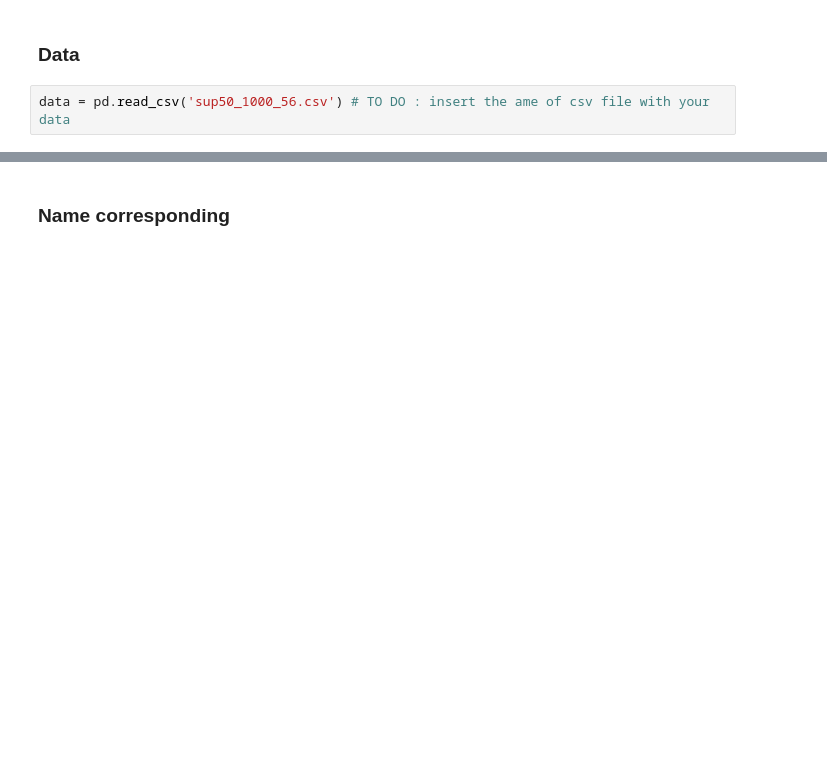
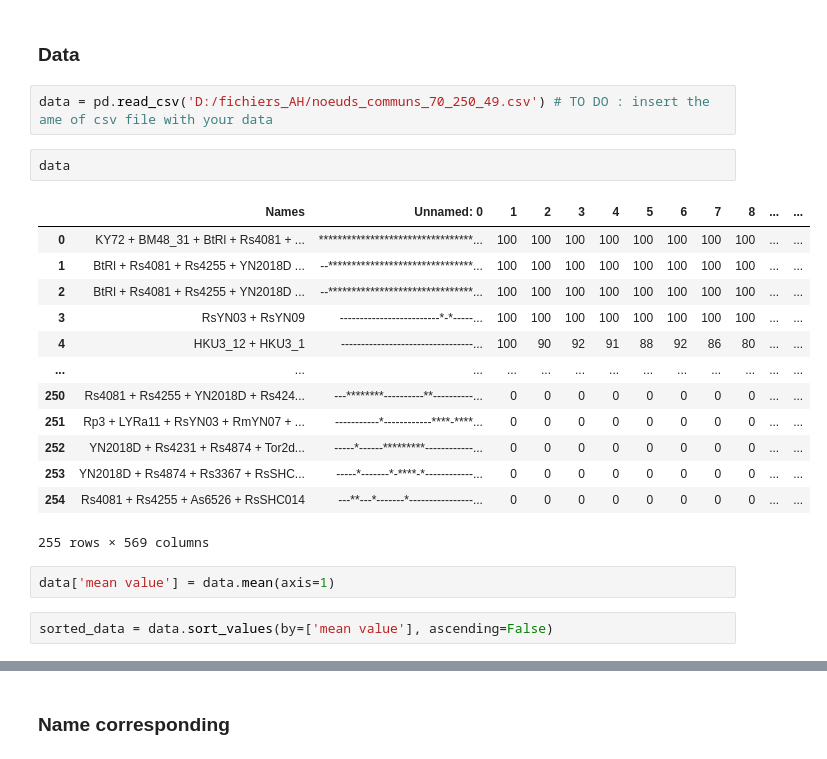
Before and after one commit to OpaleRambaud/GB_barcodes_project, a Jupyter notebook: BBC.ipynb, the cells around one changed output, grey strips where cells are left out. Cells and saved outputs as stored; diff of their text form; blank space fills up the shorter version.

```diff
--- a/BBC.ipynb
+++ b/BBC.ipynb
@@ -26,4 +46,24 @@ for i in range (1,27802, 50) : # TO DO : change the step for the lenght of your
 # %% [markdown]
 ### Data
 # %%
-data = pd.read_csv('sup50_1000_56.csv') # TO DO : insert the ame of csv file with your data
+data = pd.read_csv('D:/fichiers_AH/noeuds_communs_70_250_49.csv') # TO DO : insert the ame of csv file with your data
+# %%
+data
+# %% [output]
+|  | Names | Unnamed: 0 | 1 | 2 | 3 | 4 | 5 | 6 | 7 | 8 | ... | ... |
+| 0 | KY72 + BM48_31 + BtRl + Rs4081 + ... | *********************************... | 100 | 100 | 100 | 100 | 100 | 100 | 100 | 100 | ... | ... |
+| 1 | BtRl + Rs4081 + Rs4255 + YN2018D ... | --*******************************... | 100 | 100 | 100 | 100 | 100 | 100 | 100 | 100 | ... | ... |
+| 2 | BtRl + Rs4081 + Rs4255 + YN2018D ... | --*******************************... | 100 | 100 | 100 | 100 | 100 | 100 | 100 | 100 | ... | ... |
+| 3 | RsYN03 + RsYN09 | -------------------------*-*-----... | 100 | 100 | 100 | 100 | 100 | 100 | 100 | 100 | ... | ... |
+| 4 | HKU3_12 + HKU3_1 | ---------------------------------... | 100 | 90 | 92 | 91 | 88 | 92 | 86 | 80 | ... | ... |
+| ... | ... | ... | ... | ... | ... | ... | ... | ... | ... | ... | ... | ... |
+| 250 | Rs4081 + Rs4255 + YN2018D + Rs424... | ---********----------**----------... | 0 | 0 | 0 | 0 | 0 | 0 | 0 | 0 | ... | ... |
+| 251 | Rp3 + LYRa11 + RsYN03 + RmYN07 + ... | -----------*------------****-****... | 0 | 0 | 0 | 0 | 0 | 0 | 0 | 0 | ... | ... |
+| 252 | YN2018D + Rs4231 + Rs4874 + Tor2d... | -----*------*********------------... | 0 | 0 | 0 | 0 | 0 | 0 | 0 | 0 | ... | ... |
+| 253 | YN2018D + Rs4874 + Rs3367 + RsSHC... | -----*-------*-****-*------------... | 0 | 0 | 0 | 0 | 0 | 0 | 0 | 0 | ... | ... |
+| 254 | Rs4081 + Rs4255 + As6526 + RsSHC014 | ---**---*-------*----------------... | 0 | 0 | 0 | 0 | 0 | 0 | 0 | 0 | ... | ... |
+255 rows × 569 columns
+# %%
+data['mean value'] = data.mean(axis=1)
+# %%
+sorted_data = data.sort_values(by=['mean value'], ascending=False)
```
Also changed, not shown: parts of 15 cells of this notebook.
